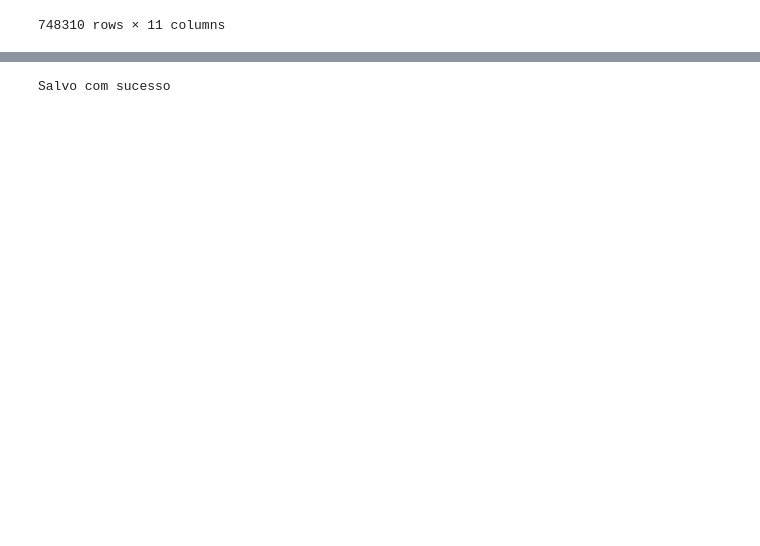
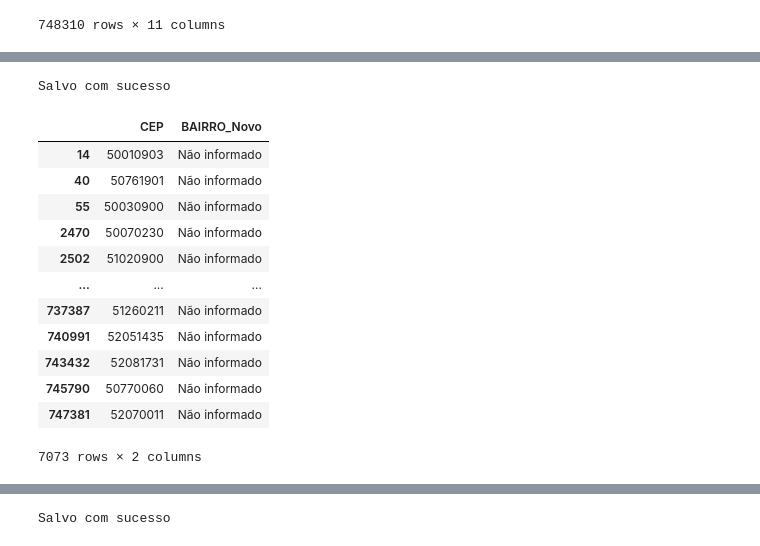
Before and after one commit to carloscamposb/EmpresasAtivas, a Jupyter notebook: Uniao.ipynb, the cells around one changed output, grey strips where cells are left out. Drawn from its saved outputs; the diff is of its cells as text; code cells hidden in the pictures; blank space fills up the shorter version.

```diff
--- a/Uniao.ipynb
+++ b/Uniao.ipynb
@@ -264,0 +329,7 @@ df_empresasAtivas
+# %%
+dados_filtrados = df_empresasAtivas[(df_empresasAtivas['CEP'] != 'Não informado') &
+                                    (df_empresasAtivas['BAIRRO_Novo'] == 'Não informado')]
+
+faltantes_bairro = dados_filtrados[['CEP', 'BAIRRO_Novo']].drop_duplicates()
+
+print(faltantes_bairro )
@@ -264,0 +351,21 @@ df_empresasAtivas
+# %%
+faltantes_bairro.to_csv('C:\\Users\\carli\\Desktop\\EmpresasAtivas\\datasets\\CSV_Tratados\\faltantes_bairro.csv', sep=';', decimal=',', encoding='UTF-8', index=True, index_label='ID')
+print('Salvo com sucesso')
+# %% [output]
+Salvo com sucesso
+# %%
+faltantes_bairro
+# %% [output]
+|  | CEP | BAIRRO_Novo |
+| 14 | 50010903 | Não informado |
+| 40 | 50761901 | Não informado |
+| 55 | 50030900 | Não informado |
+| 2470 | 50070230 | Não informado |
+| 2502 | 51020900 | Não informado |
+| ... | ... | ... |
+| 737387 | 51260211 | Não informado |
+| 740991 | 52051435 | Não informado |
+| 743432 | 52081731 | Não informado |
+| 745790 | 50770060 | Não informado |
+| 747381 | 52070011 | Não informado |
+7073 rows × 2 columns
```
Also changed, not shown: parts of 11 cells of this notebook, 2 other files.
